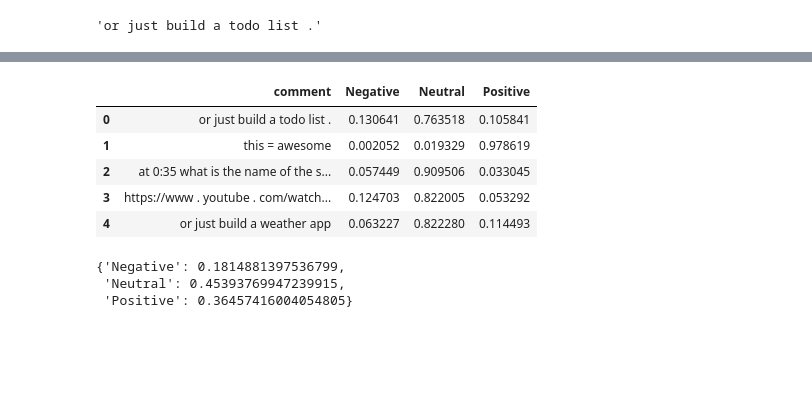
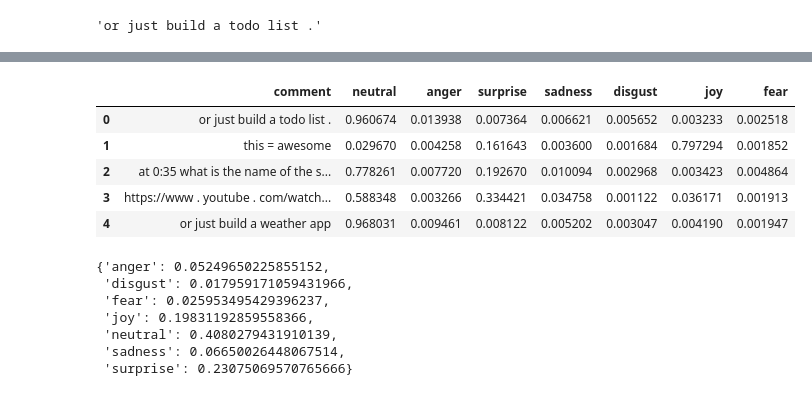
Before and after one commit to knahsirV/CommentSense, a Jupyter notebook: backend/analyze_comments_nb.ipynb, the cells around one changed output, grey strips where cells are left out. Saved outputs shown, nothing was run; the diff lists cells and outputs as text; code cells hidden in the pictures; blank space fills up the shorter version.

```diff
--- a/backend/analyze_comments_nb.ipynb
+++ b/backend/analyze_comments_nb.ipynb
@@ -16,0 +6,13 @@ If your task is similar to the task the model of the checkpoint was trained on,
+# %%
+models = [
+    'j-hartmann/emotion-english-distilroberta-base', #many emotions
+    'joeddav/distilbert-base-uncased-go-emotions-student', #sooo many emotions
+    'cardiffnlp/twitter-roberta-base-sentiment', # too slow
+    'finiteautomata/bertweet-base-sentiment-analysis' #char limit
+]
+
+classifier = pipeline(
+    "text-classification",
+    model=models[0],
+    top_k=None,
+)
@@ -38,30 +59,32 @@ sentiment_match = {
 }
 # %%
 df_data = [
-    {**{'comment': comment}, **{sentiment_match[item['label']]: item['score'] for item in prediction}}
-    for comment, prediction in zip(vid_comments, sentiments)
+    {**{'comment': comment}, **{item['label']: item['score'] for item in sentiment}}
+    for comment, sentiment in zip(vid_comments, sentiments)
 ]
 df = pd.DataFrame(df_data)
 
 df.head()
 # %% [output]
-|  | comment | Negative | Neutral | Positive |
-| 0 | or just build a todo list . | 0.130641 | 0.763518 | 0.105841 |
-| 1 | this = awesome | 0.002052 | 0.019329 | 0.978619 |
-| 2 | at 0:35 what is the name of the s... | 0.057449 | 0.909506 | 0.033045 |
-| 3 | https://www . youtube . com/watch... | 0.124703 | 0.822005 | 0.053292 |
-| 4 | or just build a weather app | 0.063227 | 0.822280 | 0.114493 |
+|  | comment | neutral | anger | surprise | sadness | disgust | joy | fear |
+| 0 | or just build a todo list . | 0.960674 | 0.013938 | 0.007364 | 0.006621 | 0.005652 | 0.003233 | 0.002518 |
+| 1 | this = awesome | 0.029670 | 0.004258 | 0.161643 | 0.003600 | 0.001684 | 0.797294 | 0.001852 |
+| 2 | at 0:35 what is the name of the s... | 0.778261 | 0.007720 | 0.192670 | 0.010094 | 0.002968 | 0.003423 | 0.004864 |
+| 3 | https://www . youtube . com/watch... | 0.588348 | 0.003266 | 0.334421 | 0.034758 | 0.001122 | 0.036171 | 0.001913 |
+| 4 | or just build a weather app | 0.968031 | 0.009461 | 0.008122 | 0.005202 | 0.003047 | 0.004190 | 0.001947 |
-# %%
-averages = {
-    "Negative": df["Negative"].mean(),
-    "Neutral": df["Neutral"].mean(),
-    "Positive": df["Positive"].mean(),
-}
-averages
-# %% [output]
-{'Negative': 0.1814881397536799,
- 'Neutral': 0.45393769947239915,
- 'Positive': 0.36457416004054805}
+# %%
+averages = {}
+for item in sentiments[0]:
+    averages[item['label']] = df[item['label']].mean()
+averages
+# %% [output]
+{'anger': 0.05249650225855152,
+ 'disgust': 0.017959171059431966,
+ 'fear': 0.025953495429396237,
+ 'joy': 0.19831192859558366,
+ 'neutral': 0.4080279431910139,
+ 'sadness': 0.06650026448067514,
+ 'surprise': 0.23075069570765666}
 # %%
 result = []
 
```
Also changed, not shown: parts of 4 cells of this notebook, 2 other files.
